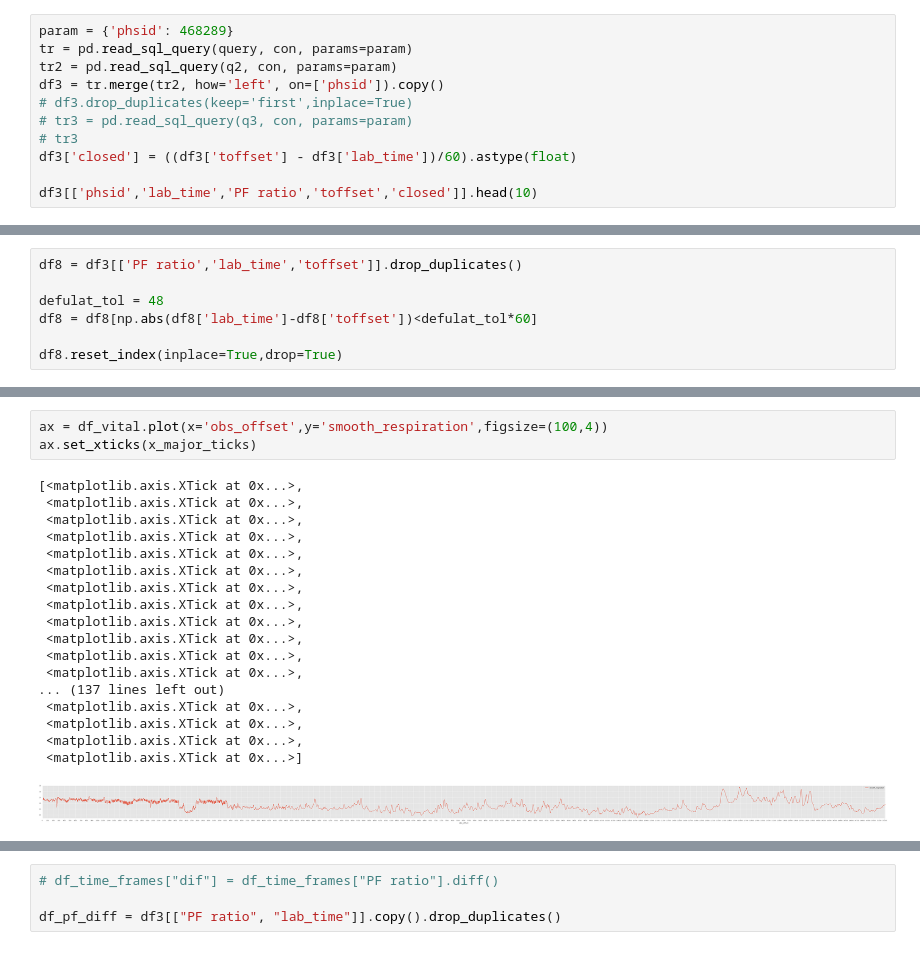
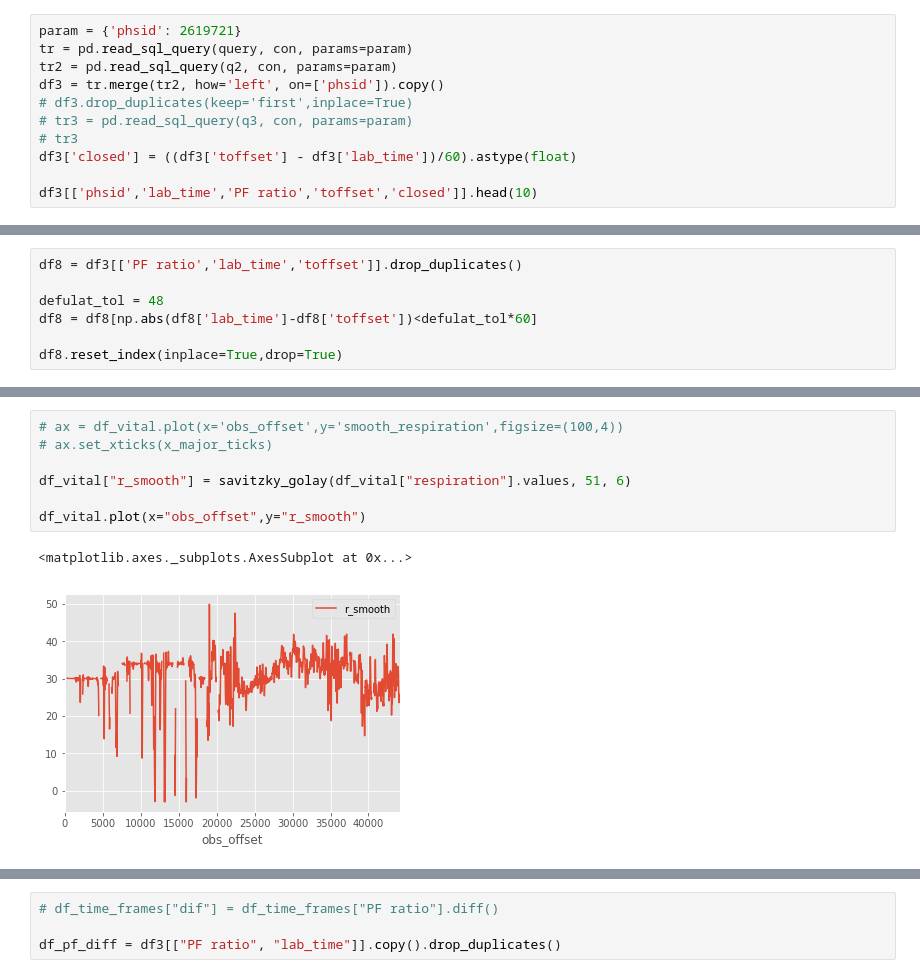
Before and after one commit to RomGutman/eICU_ARDS, a Jupyter notebook: ARDS.ipynb, the cells around one changed output, grey strips where cells are left out. Drawn from its saved outputs; the diff is of its cells as text.

```diff
--- a/ARDS.ipynb
+++ b/ARDS.ipynb
@@ -68,7 +80,7 @@ q3 = """
     where patienthealthsystemstayid = %(phsid)s
                             """
 # %%
-param = {'phsid': 468289}
+param = {'phsid': 2619721}
 tr = pd.read_sql_query(query, con, params=param)
 tr2 = pd.read_sql_query(q2, con, params=param)
 df3 = tr.merge(tr2, how='left', on=['phsid']).copy()
@@ -322,22 +435,10 @@ for idx, v_axis in enumerate(vital_axises):
 # %%
-ax = df_vital.plot(x='obs_offset',y='smooth_respiration',figsize=(100,4))
-ax.set_xticks(x_major_ticks)
+# ax = df_vital.plot(x='obs_offset',y='smooth_respiration',figsize=(100,4))
+# ax.set_xticks(x_major_ticks)
+
+df_vital["r_smooth"] = savitzky_golay(df_vital["respiration"].values, 51, 6)
+
+df_vital.plot(x="obs_offset",y="r_smooth")
 # %% [output]
-[<matplotlib.axis.XTick at 0x...>,
- <matplotlib.axis.XTick at 0x...>,
- <matplotlib.axis.XTick at 0x...>,
- <matplotlib.axis.XTick at 0x...>,
- <matplotlib.axis.XTick at 0x...>,
- <matplotlib.axis.XTick at 0x...>,
- <matplotlib.axis.XTick at 0x...>,
- <matplotlib.axis.XTick at 0x...>,
- <matplotlib.axis.XTick at 0x...>,
- <matplotlib.axis.XTick at 0x...>,
- <matplotlib.axis.XTick at 0x...>,
- <matplotlib.axis.XTick at 0x...>,
-... (137 lines left out)
- <matplotlib.axis.XTick at 0x...>,
- <matplotlib.axis.XTick at 0x...>,
- <matplotlib.axis.XTick at 0x...>,
- <matplotlib.axis.XTick at 0x...>]
+<matplotlib.axes._subplots.AxesSubplot at 0x...>
-[figure, old version]
+[figure, new version]
```
Also changed, not shown: parts of 39 cells of this notebook, 7 other files.
